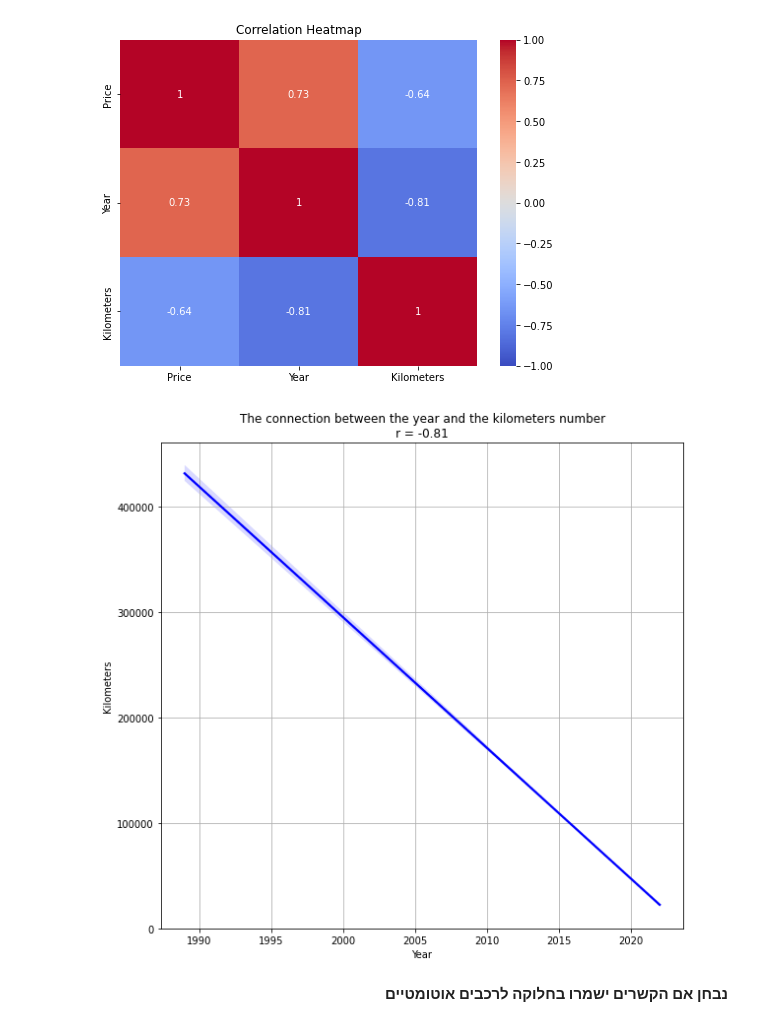
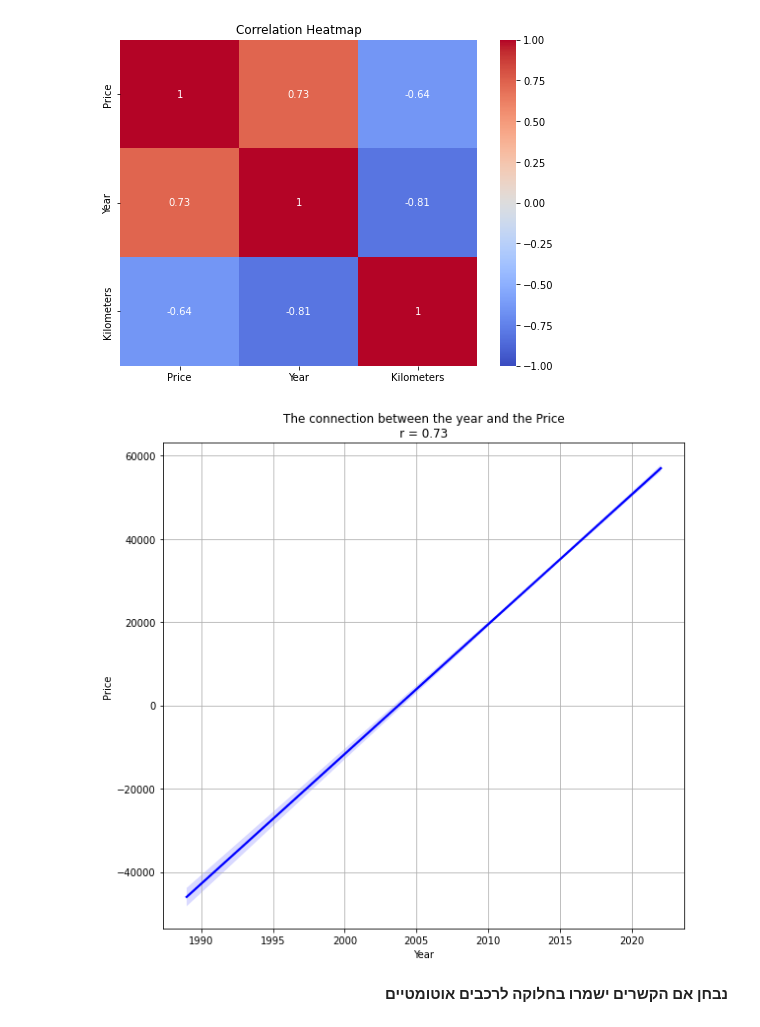
Before and after one commit to SHANIZKOVICH/SHANIPROJECT, a Jupyter notebook: ShaniProject.ipynb, the cells around one changed output. Drawn from its saved outputs; the diff is of its cells as text; code cells hidden in the pictures.

```diff
--- a/ShaniProject.ipynb
+++ b/ShaniProject.ipynb
@@ -187,7 +187,6 @@ array([2010, 2021, 2016, 2017, 2011, 2005, 2003, 2015, 2013, 2020, 2009,
        1990], dtype=int64)
 # %%
 df['ID'] = df['ID'].astype('object')
-df['Year'] = df['Year'].astype('object')
 df['Seating Capacity'] = df['Seating Capacity'].astype('object')
 # %%
 object_columns = df.select_dtypes(include='object').columns
@@ -509,14 +508,14 @@ plot_correlation_heatmap(df, numeric_columns)
 # %%
 plt.figure(figsize=(16, 8))
 plt.subplot(1, 2, 2)
-sns.regplot(x='Year', y='Kilometers', data=df, scatter=False, line_kws={"color":"blue"})
-plt.title('The connection between the year and the kilometers number\nr = -0.81')
+sns.regplot(x='Year', y='Price', data=df, scatter=False, line_kws={"color":"blue"})
+plt.title('The connection between the year and the Price\nr = 0.73')
 plt.grid(True)
 
 plt.tight_layout()
 plt.show()
 # %% [output]
-[figure, old version]
+[figure, new version]
 # %% [markdown]
 <div dir="rtl" style="text-align: right; white-space: pre-line;">
 <b>נבחן אם הקשרים ישמרו בחלוקה לרכבים אוטומטיים<b>
```
Also changed, not shown: parts of 4 cells of this notebook.
